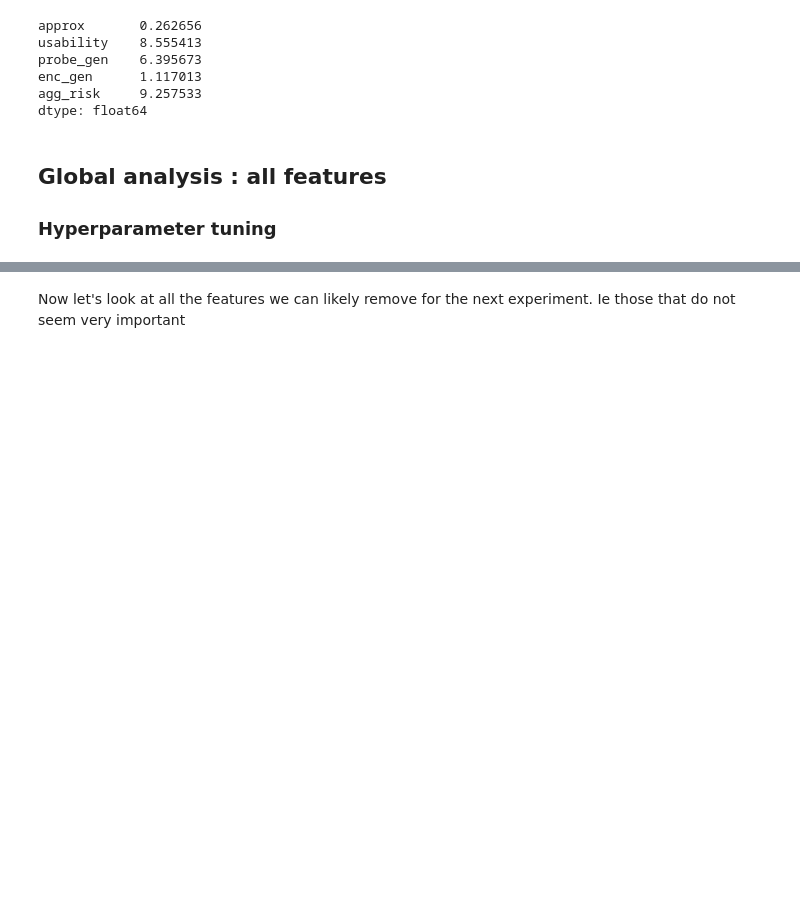
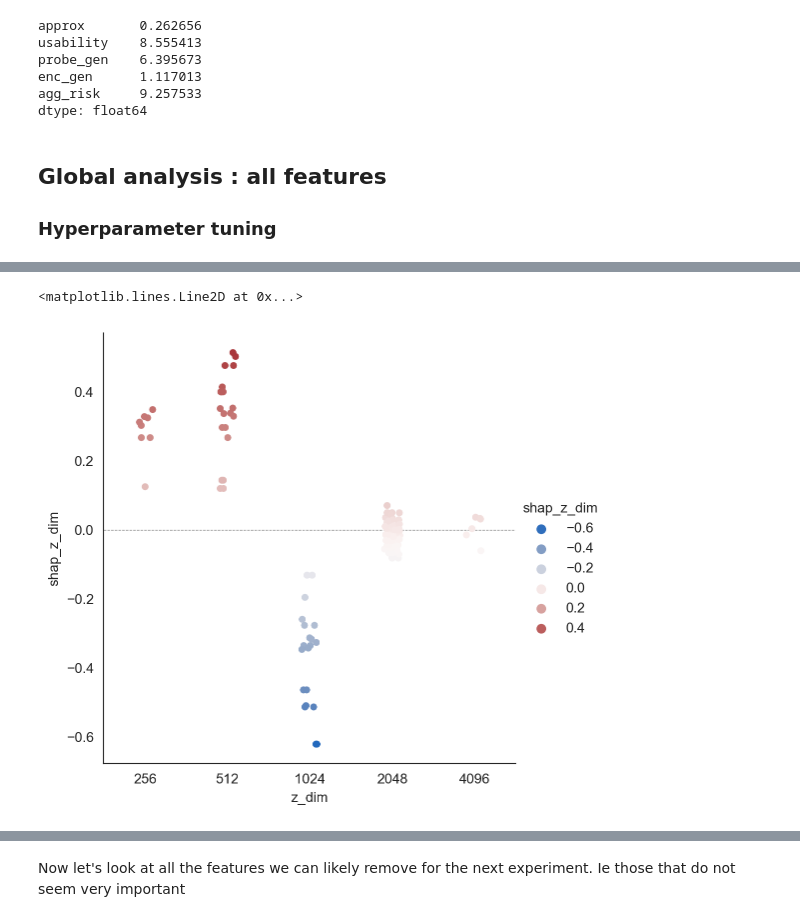
Before and after one commit to YannDubs/SSL-Risk-Decomposition, a Jupyter notebook: notebooks/global.ipynb, the cells around one changed output, grey strips where cells are left out. Cells and saved outputs as stored; diff of their text form; code cells hidden in the pictures; blank space fills up the shorter version.

```diff
--- a/notebooks/global.ipynb
+++ b/notebooks/global.ipynb
@@ -249,0 +288,10 @@ Wall time: 44min 56s
+# %%
+from matplotlib.colors import TwoSlopeNorm
+
+g = sns.catplot(data=test, x="z_dim", y="shap_z_dim",
+                hue="shap_z_dim",palette="vlag",norm=TwoSlopeNorm(0)
+               )
+plt.axhline(color = "gray", linestyle="--", linewidth = 0.5 )
+# %% [output]
+<matplotlib.lines.Line2D at 0x...>
+[figure, added]
```
Also changed, not shown: parts of 15 cells of this notebook, 28 other files.
